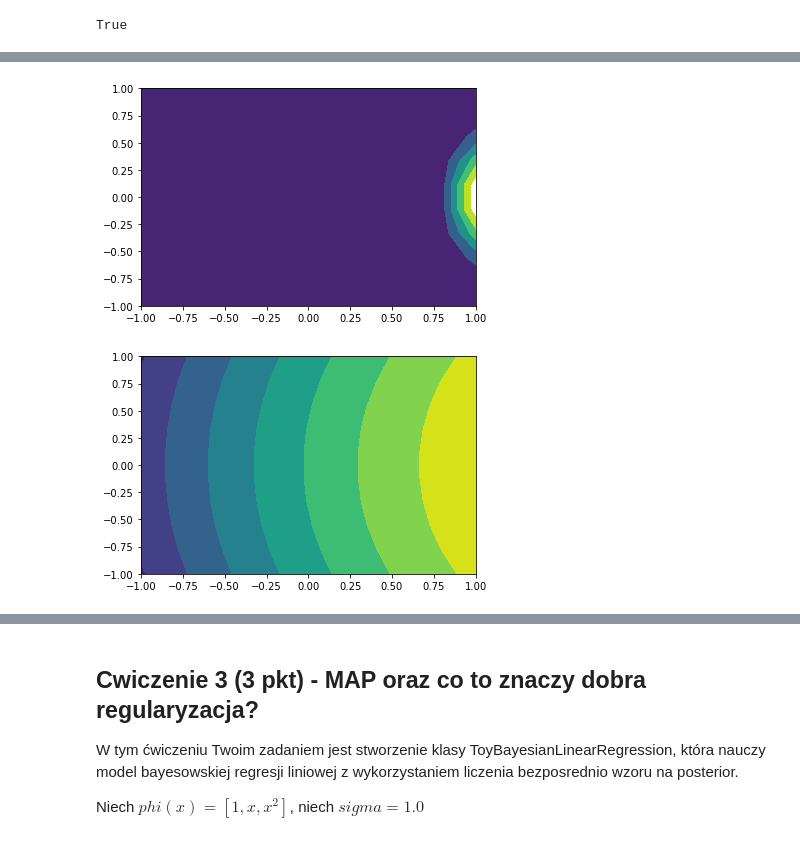
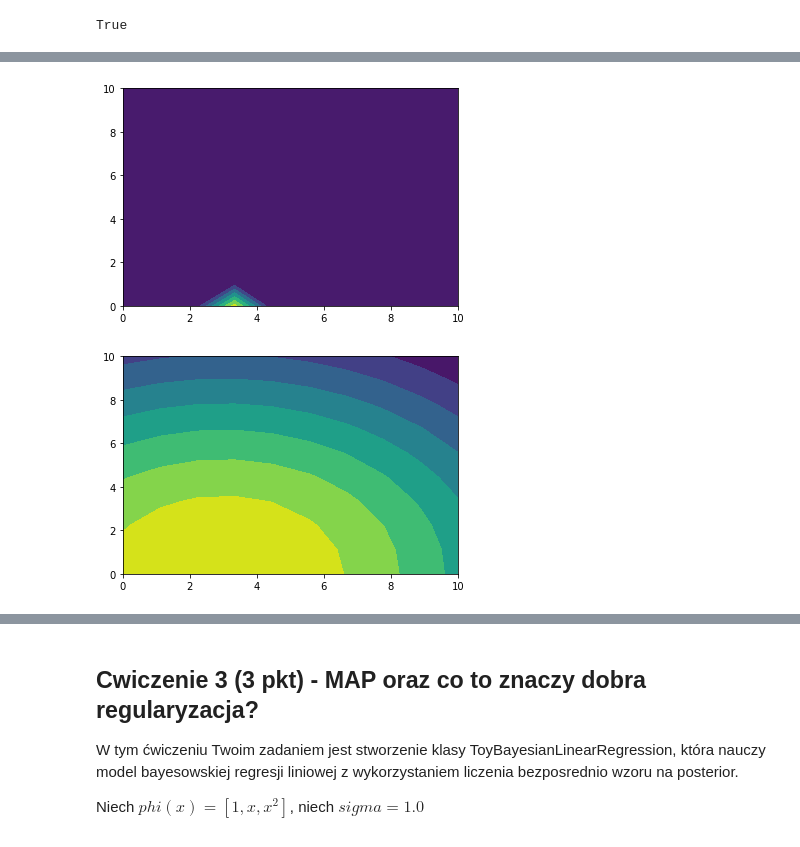
Before and after one commit to Domol/ml2017, a Jupyter notebook: L3a.ipynb, the cells around one changed output, grey strips where cells are left out. Saved outputs shown, nothing was run; the diff lists cells and outputs as text; code cells hidden in the pictures.

```diff
--- a/L3a.ipynb
+++ b/L3a.ipynb
@@ -171,29 +171,29 @@ import matplotlib.pylab as plt
 # %%
 # phi = lambda x: [1,x,x**2]
 
 def prior(w, C, mean=[0.0, 3.0, 0.0]):
     assert w.ndim == 2
 
     sigma = np.zeros(shape=(w.shape[1], w.shape[1]))
     sigma[0,0] = 200 # Bias slabo zregularyzowany
     # Mozna ladniej zapisac
     for id in range(1, w.shape[1]):
         sigma[id, id] = C # Duze C -> malo zregularyzowany
     return scipy.stats.multivariate_normal.pdf(w,mean,sigma)
 
 def prior_plt(C):
     N=10
-    x = np.linspace(-1, 1, N)
-    y = np.linspace(-1, 1, N)
+    x = np.linspace(0, 10, N)
+    y = np.linspace(0, 10, N)
     xv, yv = np.meshgrid(x, y)
     w = np.array([[0.88,xv[i,j], yv[i,j]] for i in range(N) for j in range(N)])
     res = prior(w,C)
     plt.contourf(x,y,res.reshape((N,N)))
     plt.show()
 
 prior_plt(0.1)
 prior_plt(100)
 # %% [output]
-[figure, old version]
+[figure, new version]
-[figure, old version]
+[figure, new version]
 # %%
```
Also changed, not shown: parts of 1 cell of this notebook, 1 other file.
